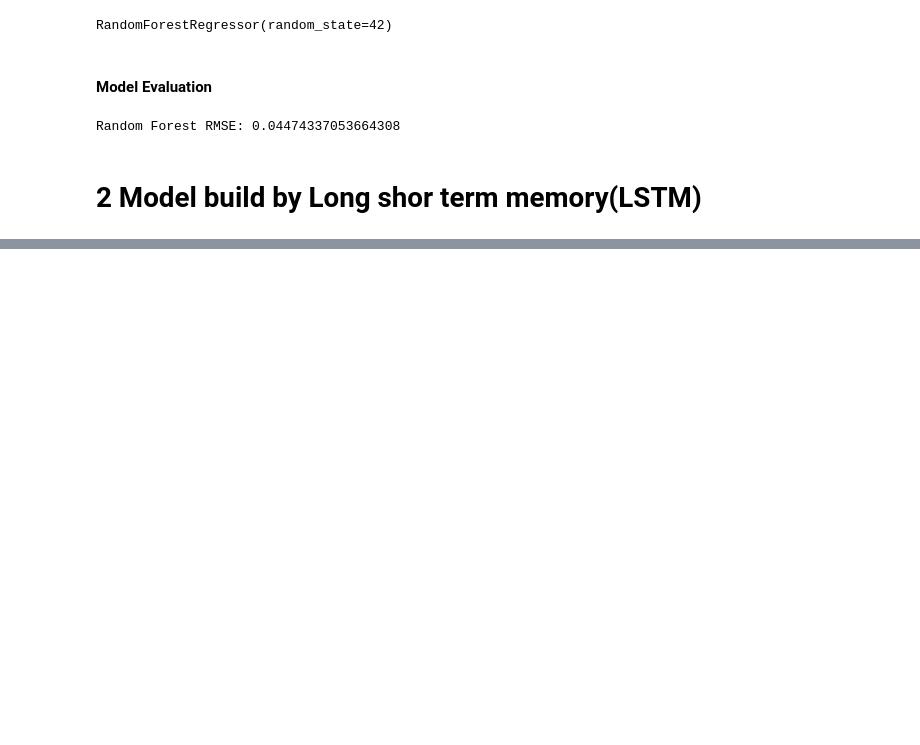
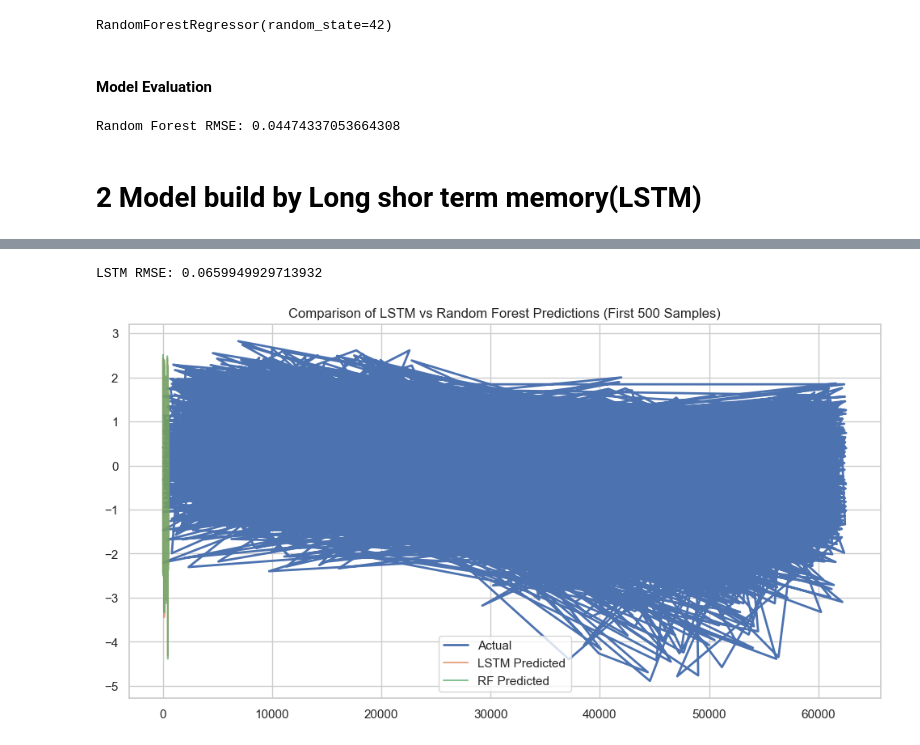
Before and after one commit to Abena-3565/Weather_Trend_Forecasting, a Jupyter notebook: model.ipynb, the cells around one changed output, grey strips where cells are left out. Drawn from its saved outputs; the diff is of its cells as text; code cells hidden in the pictures; blank space fills up the shorter version.

```diff
--- a/model.ipynb
+++ b/model.ipynb
@@ -321,3 +322,18 @@ print(f'Random Forest RMSE: {rmse_rf}')
 Random Forest RMSE: 0.04474337053664308
 # %% [markdown]
 # 2 Model build by Long shor term memory(LSTM)
+# %%
+# Reshape data for LSTM [samples, timesteps, features]
+# We use 1 timestep here as we're not working with time-series sequences, but individual time points
+X_train_lstm = np.reshape(x_train, (x_train.shape[0], 1, x_train.shape[1]))
+X_test_lstm = np.reshape(x_test, (x_test.shape[0], 1, x_test.shape[1]))
+
+# LSTM model architecture
+lstm_model = Sequential()
+lstm_model.add(LSTM(units=64, activation='relu', input_shape=(X_train_lstm.shape[1], X_train_lstm.shape[2])))
+lstm_model.add(Dropout(0.2))
+lstm_model.add(Dense(units=1))
+
+# Compile and train the model
+lstm_model.compile(optimizer='adam', loss='mean_squared_error')
+lstm_model.fit(X_train_lstm, y_train, epochs=10, batch_size=32, validation_data=(X_test_lstm, y_test))
@@ -323,0 +362,3 @@ Random Forest RMSE: 0.04474337053664308
+# %%
+# Predict with the LSTM model
+y_pred_lstm = lstm_model.predict(X_test_lstm)
@@ -323,0 +367,18 @@ Random Forest RMSE: 0.04474337053664308
+# %%
+# Evaluate using RMSE
+rmse_lstm = np.sqrt(mean_squared_error(y_test, y_pred_lstm))
+print(f'LSTM RMSE: {rmse_lstm}')
+# %% [output]
+LSTM RMSE: 0.0659949929713932
+# %%
+#compare
+n=500
+mpl.figure(figsize=(12, 6))
+mpl.plot(y_test, label='Actual', linewidth=2)
+mpl.plot(y_pred_lstm[:n], label='LSTM Predicted', alpha=0.7)
+mpl.plot(y_prediction[:n], label='RF Predicted', alpha=0.7)
+mpl.title(f"Comparison of LSTM vs Random Forest Predictions (First {n} Samples)")
+mpl.legend()
+mpl.show()
+# %% [output]
+[figure, added]
```
Also changed, not shown: parts of 9 cells of this notebook.
